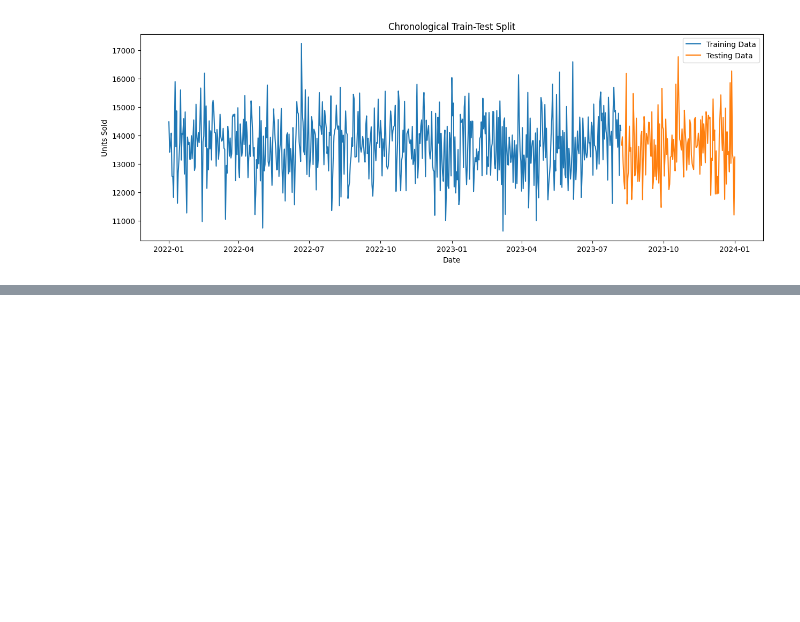
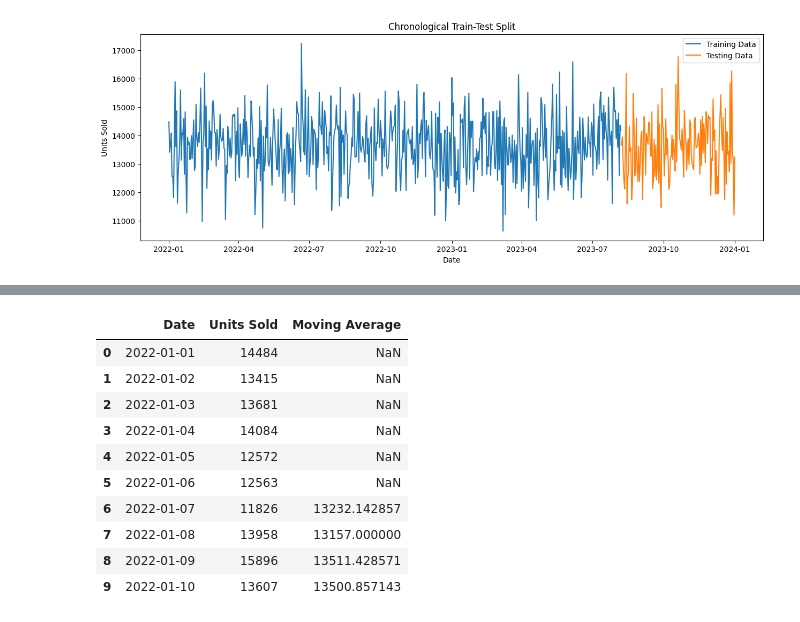
Before and after one commit to Adithyan-7/supply-chain-demand-forecasting, a Jupyter notebook: notebooks/04_demand_forecasting.ipynb, the cells around one changed output, grey strips where cells are left out. Saved outputs shown, nothing was run; the diff lists cells and outputs as text; code cells hidden in the pictures; blank space fills up the shorter version.

```diff
--- a/notebooks/04_demand_forecasting.ipynb
+++ b/notebooks/04_demand_forecasting.ipynb
@@ -132,0 +139,21 @@ plt.show()
+# %%
+train = train.copy()
+
+train["Moving Average"] = (
+    train["Units Sold"]
+    .rolling(window=7)
+    .mean())
+
+train.head(10)
+# %% [output]
+|  | Date | Units Sold | Moving Average |
+| 0 | 2022-01-01 | 14484 | NaN |
+| 1 | 2022-01-02 | 13415 | NaN |
+| 2 | 2022-01-03 | 13681 | NaN |
+| 3 | 2022-01-04 | 14084 | NaN |
+| 4 | 2022-01-05 | 12572 | NaN |
+| 5 | 2022-01-06 | 12563 | NaN |
+| 6 | 2022-01-07 | 11826 | 13232.142857 |
+| 7 | 2022-01-08 | 13958 | 13157.000000 |
+| 8 | 2022-01-09 | 15896 | 13511.428571 |
+| 9 | 2022-01-10 | 13607 | 13500.857143 |
```
Also changed, not shown: parts of 4 cells of this notebook.
